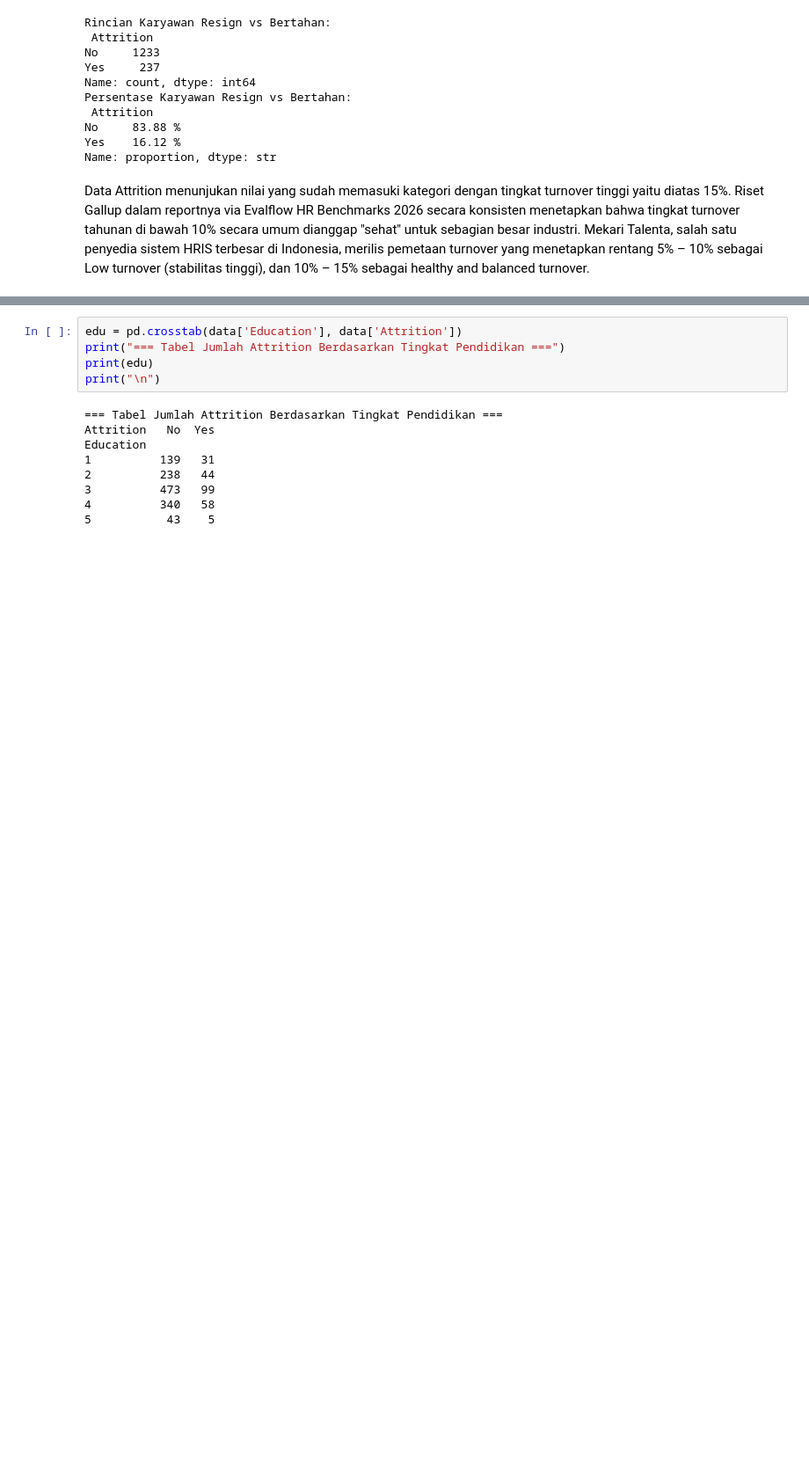
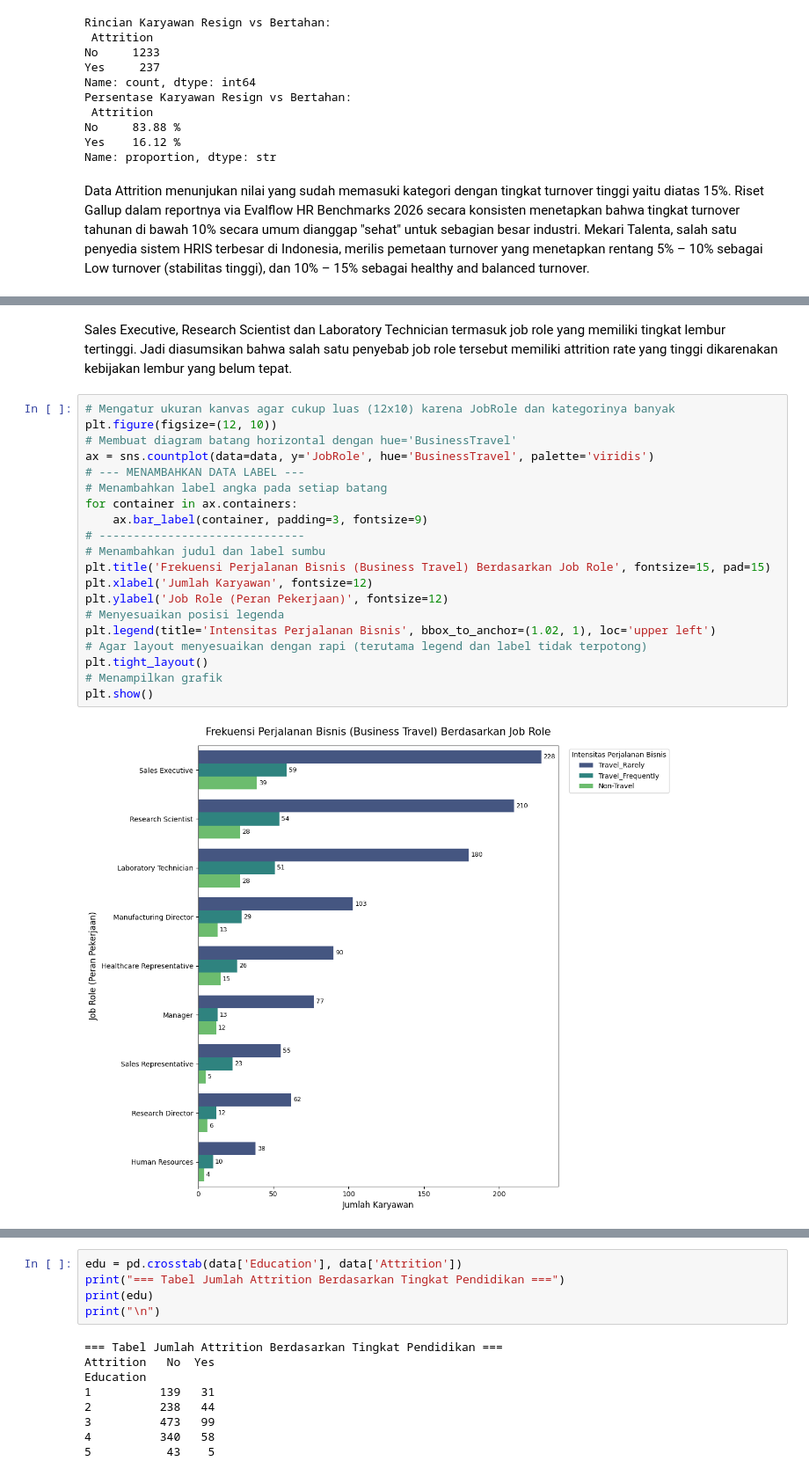
Before and after one commit to lanxnashiry/Employee-Attrition, a Jupyter notebook: HR-Employee-Attrition.ipynb, the cells around one changed output, grey strips where cells are left out. Shown at 88% size. Saved outputs shown, nothing was run; the diff lists cells and outputs as text; blank space fills up the shorter version.

```diff
--- a/HR-Employee-Attrition.ipynb
+++ b/HR-Employee-Attrition.ipynb
@@ -106,0 +136,24 @@ See https://pandas.pydata.org/docs/user_guide/migration-3-strings.html#string-mi
+# %% [markdown]
+Sales Executive, Research Scientist dan Laboratory Technician termasuk job role yang memiliki tingkat lembur tertinggi. Jadi diasumsikan bahwa salah satu penyebab job role tersebut memiliki attrition rate yang tinggi dikarenakan kebijakan lembur yang belum tepat.
+# %%
+# Mengatur ukuran kanvas agar cukup luas (12x10) karena JobRole dan kategorinya banyak
+plt.figure(figsize=(12, 10))
+# Membuat diagram batang horizontal dengan hue='BusinessTravel'
+ax = sns.countplot(data=data, y='JobRole', hue='BusinessTravel', palette='viridis')
+# --- MENAMBAHKAN DATA LABEL ---
+# Menambahkan label angka pada setiap batang
+for container in ax.containers:
+    ax.bar_label(container, padding=3, fontsize=9)
+# ------------------------------
+# Menambahkan judul dan label sumbu
+plt.title('Frekuensi Perjalanan Bisnis (Business Travel) Berdasarkan Job Role', fontsize=15, pad=15)
+plt.xlabel('Jumlah Karyawan', fontsize=12)
+plt.ylabel('Job Role (Peran Pekerjaan)', fontsize=12)
+# Menyesuaikan posisi legenda
+plt.legend(title='Intensitas Perjalanan Bisnis', bbox_to_anchor=(1.02, 1), loc='upper left')
+# Agar layout menyesuaikan dengan rapi (terutama legend dan label tidak terpotong)
+plt.tight_layout()
+# Menampilkan grafik
+plt.show()
+# %% [output]
+[figure, added]
```
Also changed, not shown: parts of 19 cells of this notebook.
